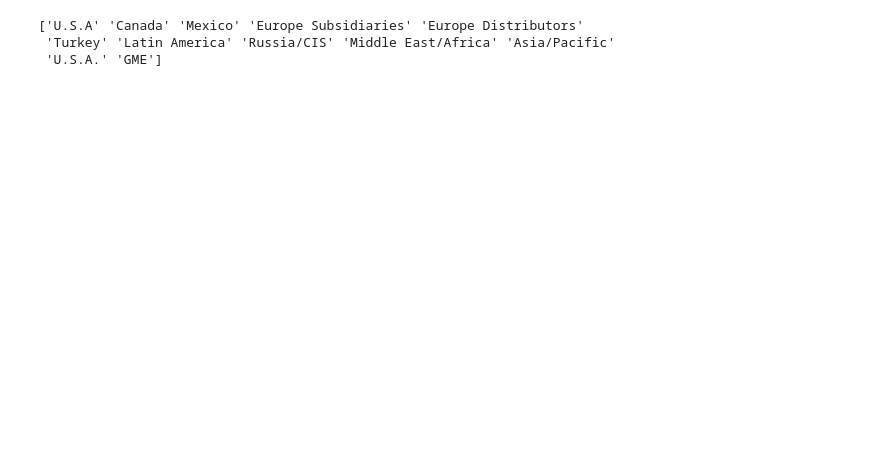
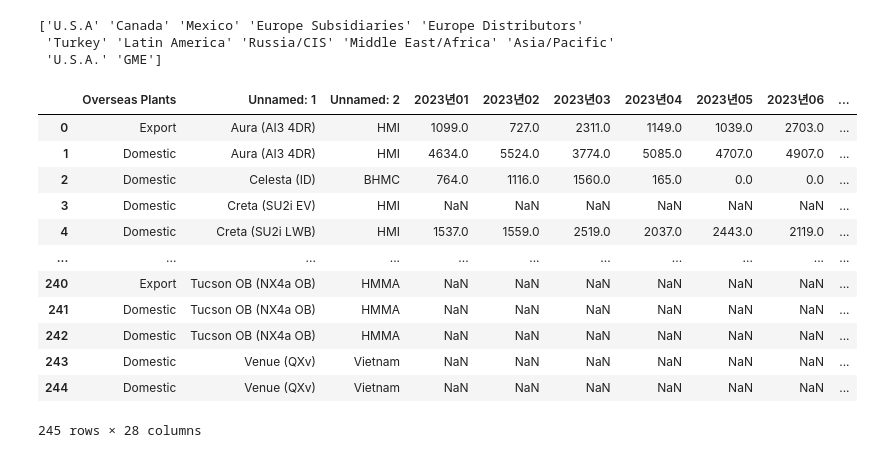
Before and after one commit to CodeWorks-hi/mini-project-2, a Jupyter notebook: jupyter_notebooks/모델_개발/car_recom_model.ipynb, the cells around one changed output. Saved outputs shown, nothing was run; the diff lists cells and outputs as text; code cells hidden in the pictures; blank space fills up the shorter version.

```diff
--- a/jupyter_notebooks/모델_개발/car_recom_model.ipynb
+++ b/jupyter_notebooks/모델_개발/car_recom_model.ipynb
@@ -81,3 +132,20 @@ print(df['지역'].unique())
 ['U.S.A' 'Canada' 'Mexico' 'Europe Subsidiaries' 'Europe Distributors'
  'Turkey' 'Latin America' 'Russia/CIS' 'Middle East/Africa' 'Asia/Pacific'
  'U.S.A.' 'GME']
+# %%
+df = pd.read_csv("../../data/processed/현대_해외공장판매실적_전처리.csv")
+df
+# %% [output]
+|  | Overseas Plants | Unnamed: 1 | Unnamed: 2 | 2023년01 | 2023년02 | 2023년03 | 2023년04 | 2023년05 | 2023년06 | ... |
+| 0 | Export | Aura (AI3 4DR) | HMI | 1099.0 | 727.0 | 2311.0 | 1149.0 | 1039.0 | 2703.0 | ... |
+| 1 | Domestic | Aura (AI3 4DR) | HMI | 4634.0 | 5524.0 | 3774.0 | 5085.0 | 4707.0 | 4907.0 | ... |
+| 2 | Domestic | Celesta (ID) | BHMC | 764.0 | 1116.0 | 1560.0 | 165.0 | 0.0 | 0.0 | ... |
+| 3 | Domestic | Creta (SU2i EV) | HMI | NaN | NaN | NaN | NaN | NaN | NaN | ... |
+| 4 | Domestic | Creta (SU2i LWB) | HMI | 1537.0 | 1559.0 | 2519.0 | 2037.0 | 2443.0 | 2119.0 | ... |
+| ... | ... | ... | ... | ... | ... | ... | ... | ... | ... | ... |
+| 240 | Export | Tucson OB (NX4a OB) | HMMA | NaN | NaN | NaN | NaN | NaN | NaN | ... |
+| 241 | Domestic | Tucson OB (NX4a OB) | HMMA | NaN | NaN | NaN | NaN | NaN | NaN | ... |
+| 242 | Domestic | Tucson OB (NX4a OB) | HMMA | NaN | NaN | NaN | NaN | NaN | NaN | ... |
+| 243 | Domestic | Venue (QXv) | Vietnam | NaN | NaN | NaN | NaN | NaN | NaN | ... |
+| 244 | Domestic | Venue (QXv) | Vietnam | NaN | NaN | NaN | NaN | NaN | NaN | ... |
+245 rows × 28 columns
```
Also changed, not shown: parts of 3 cells of this notebook, 7 other files.
